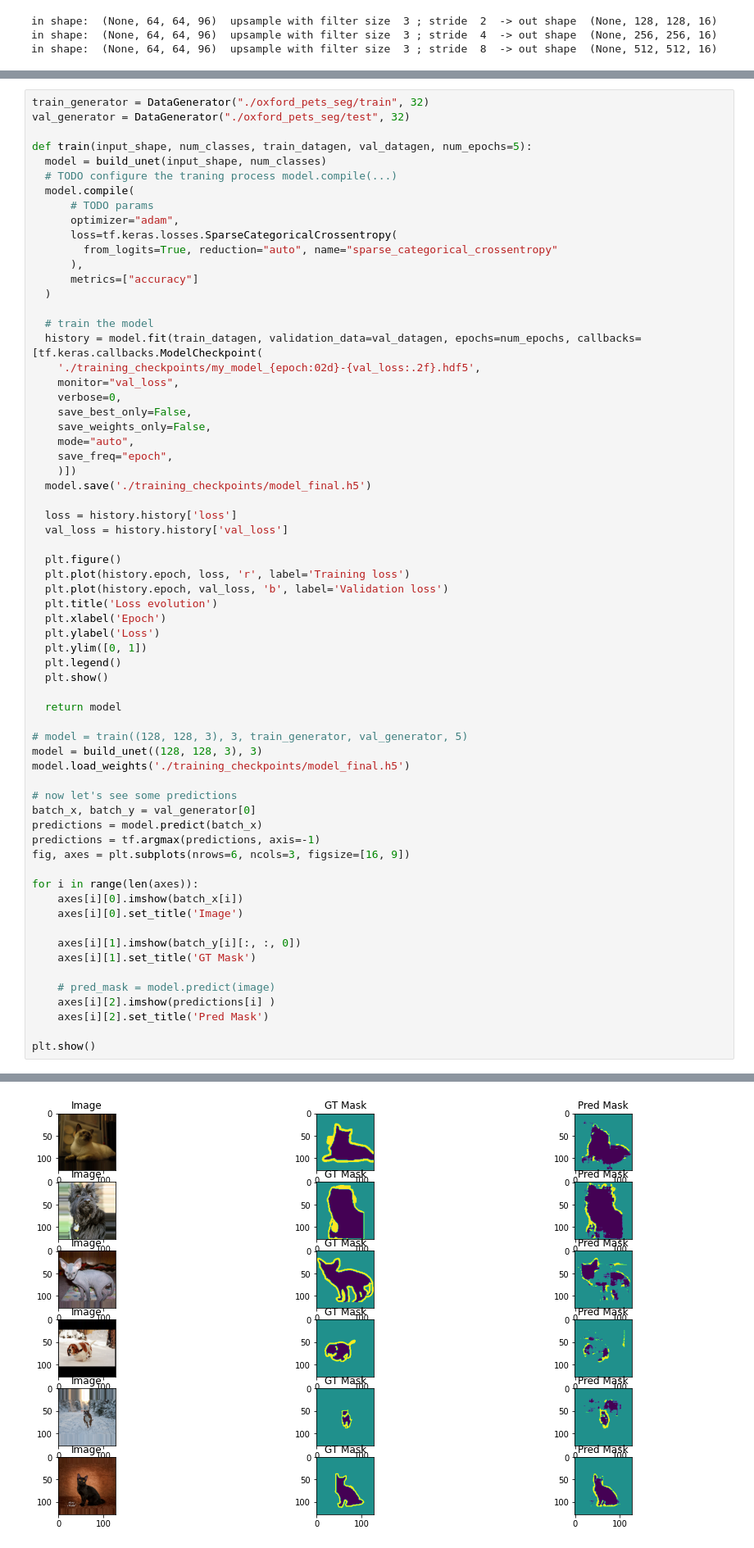
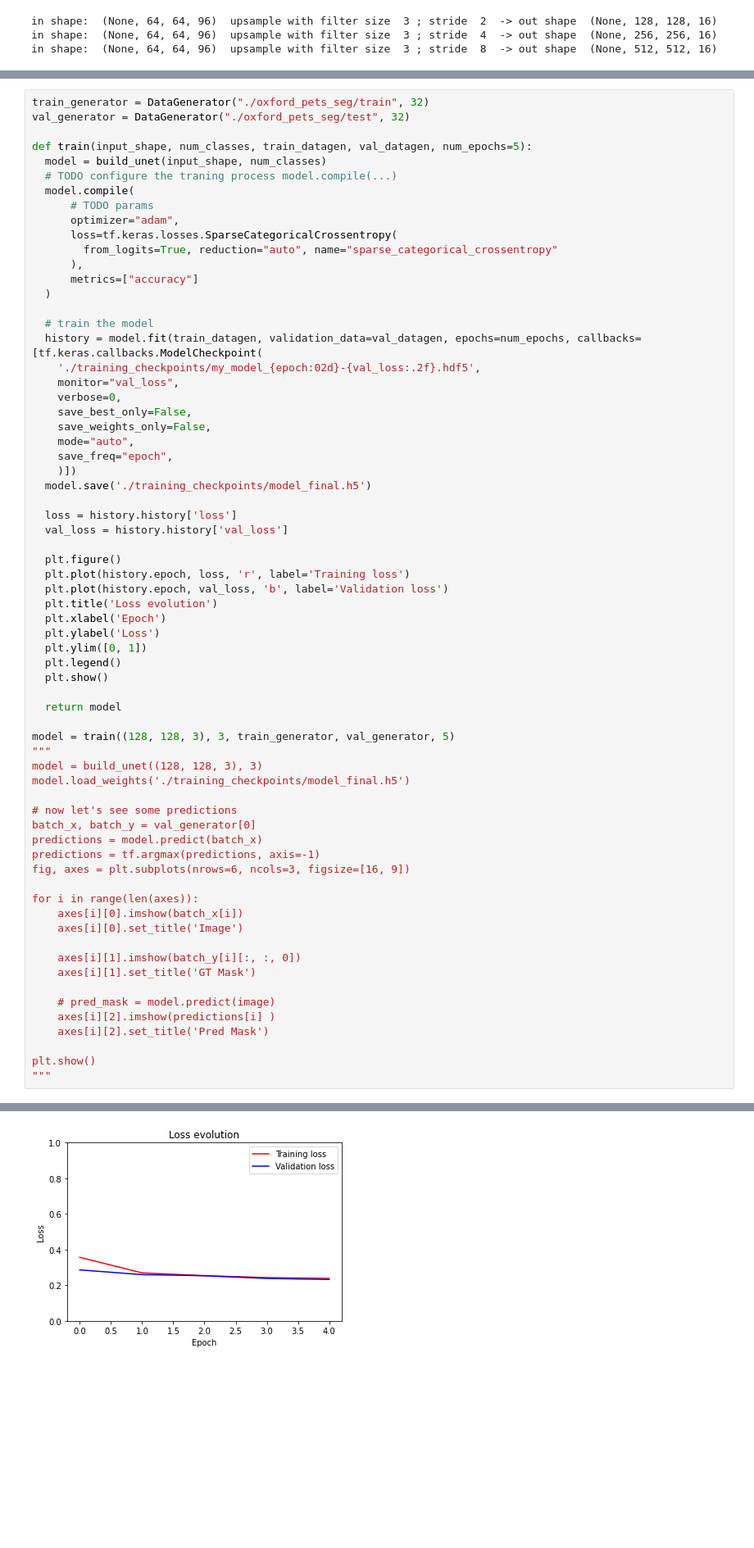
Before and after one commit to Calandrinon/Computer-Vision-And-Deep-Learning, a Jupyter notebook: Labs/Lab-5/CVDL Laboratory 5.ipynb, the cells around one changed output, grey strips where cells are left out. Shown at 82% size. Saved outputs shown, nothing was run; the diff lists cells and outputs as text; blank space fills up the shorter version.

Commit message:
Separate training code from the evaluation

```diff
--- a/Labs/Lab-5/CVDL Laboratory 5.ipynb
+++ b/Labs/Lab-5/CVDL Laboratory 5.ipynb
@@ -441,7 +444,8 @@ def train(input_shape, num_classes, train_datagen, val_datagen, num_epochs=5):
 
   return model
 
-# model = train((128, 128, 3), 3, train_generator, val_generator, 5)
+model = train((128, 128, 3), 3, train_generator, val_generator, 5)
+"""
 model = build_unet((128, 128, 3), 3)
 model.load_weights('./training_checkpoints/model_final.h5')
 
@@ -463,4 +467,5 @@ for i in range(len(axes)):
     axes[i][2].set_title('Pred Mask')
 
 plt.show()
+"""
 # %% [output]
@@ -467 +482 @@ plt.show()
-[figure, old version]
+[figure, new version]
```
Also changed, not shown: parts of 9 cells of this notebook.
